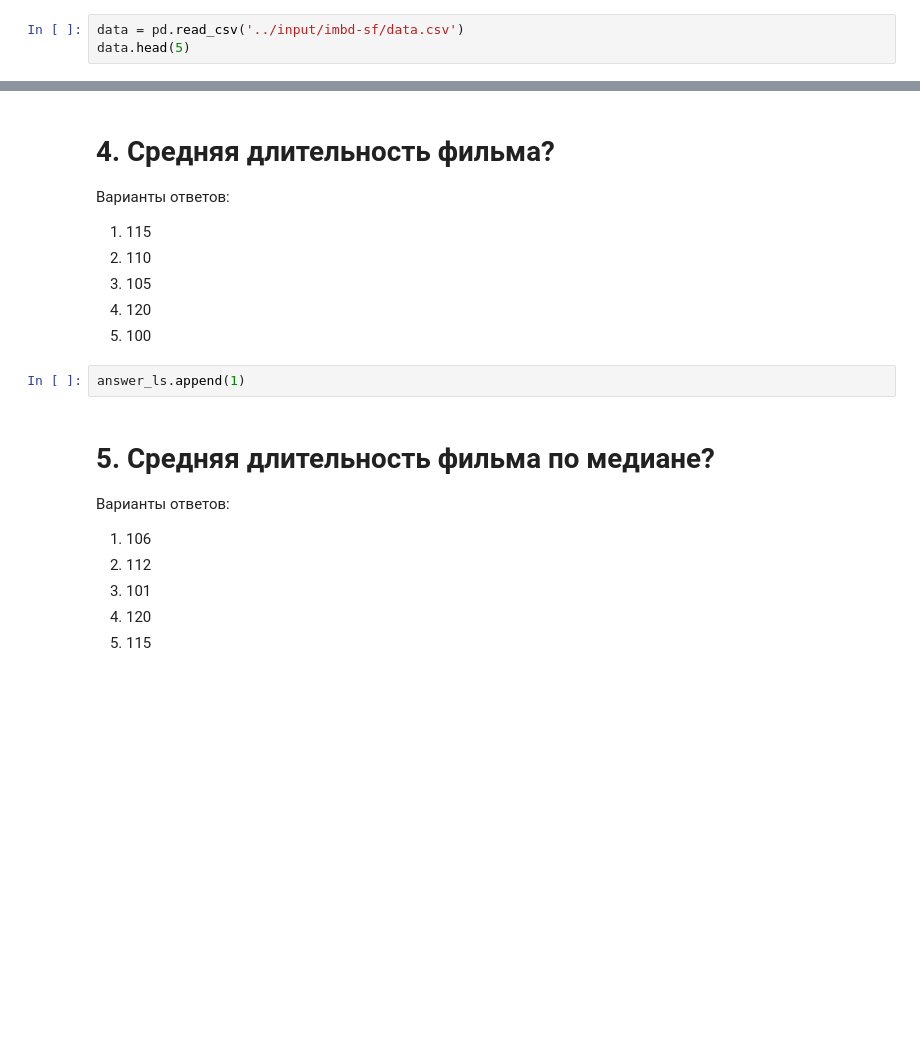
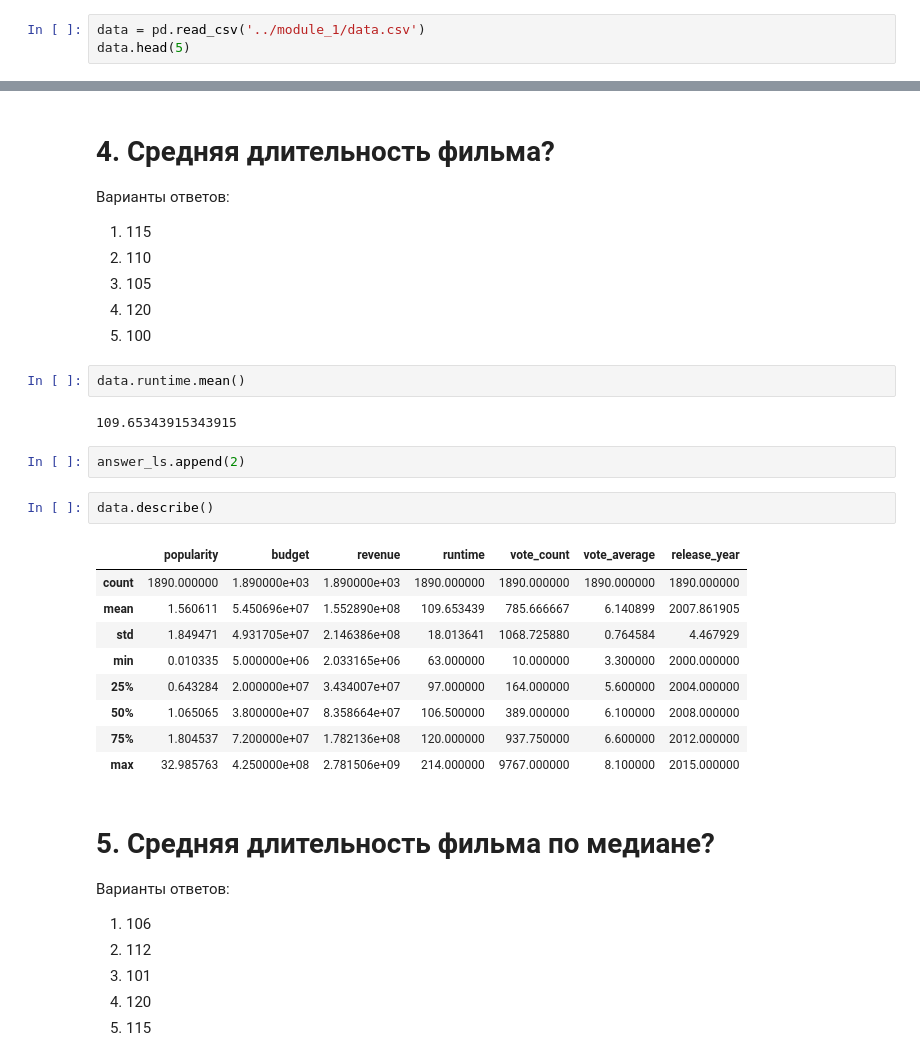
Before and after one commit to VoliaK/skillfactory_rds, a Jupyter notebook: module_1/Movies_IMBD.ipynb, the cells around one changed output, grey strips where cells are left out. Saved outputs shown, nothing was run; the diff lists cells and outputs as text; blank space fills up the shorter version.

Commit message:
New version of module_1/Movies_IMBD.ipynb

```diff
--- a/module_1/Movies_IMBD.ipynb
+++ b/module_1/Movies_IMBD.ipynb
@@ -11,5 +11,5 @@ print(os.listdir("../input"))
 # %%
-data = pd.read_csv('../input/imbd-sf/data.csv')
+data = pd.read_csv('../module_1/data.csv')
 data.head(5)
 # %% [output]
 |  | imdb_id | popularity | budget | revenue | original_title | cast | director | tagline | overview | runtime | ... |
@@ -67,8 +82,24 @@ answer_ls.append(1)
 3. 105
 4. 120
 5. 100
+# %%
+data.runtime.mean()
+# %% [output]
+109.65343915343915
 # %%
-answer_ls.append(1)
+answer_ls.append(2)
+# %%
+data.describe()
+# %% [output]
+|  | popularity | budget | revenue | runtime | vote_count | vote_average | release_year |
+| count | 1890.000000 | 1.890000e+03 | 1.890000e+03 | 1890.000000 | 1890.000000 | 1890.000000 | 1890.000000 |
+| mean | 1.560611 | 5.450696e+07 | 1.552890e+08 | 109.653439 | 785.666667 | 6.140899 | 2007.861905 |
+| std | 1.849471 | 4.931705e+07 | 2.146386e+08 | 18.013641 | 1068.725880 | 0.764584 | 4.467929 |
+| min | 0.010335 | 5.000000e+06 | 2.033165e+06 | 63.000000 | 10.000000 | 3.300000 | 2000.000000 |
+| 25% | 0.643284 | 2.000000e+07 | 3.434007e+07 | 97.000000 | 164.000000 | 5.600000 | 2004.000000 |
+| 50% | 1.065065 | 3.800000e+07 | 8.358664e+07 | 106.500000 | 389.000000 | 6.100000 | 2008.000000 |
+| 75% | 1.804537 | 7.200000e+07 | 1.782136e+08 | 120.000000 | 937.750000 | 6.600000 | 2012.000000 |
+| max | 32.985763 | 4.250000e+08 | 2.781506e+09 | 214.000000 | 9767.000000 | 8.100000 | 2015.000000 |
 # %% [markdown]
 # 5. Средняя длительность фильма по медиане?
 Варианты ответов:
```
Also changed, not shown: parts of 69 cells of this notebook.
